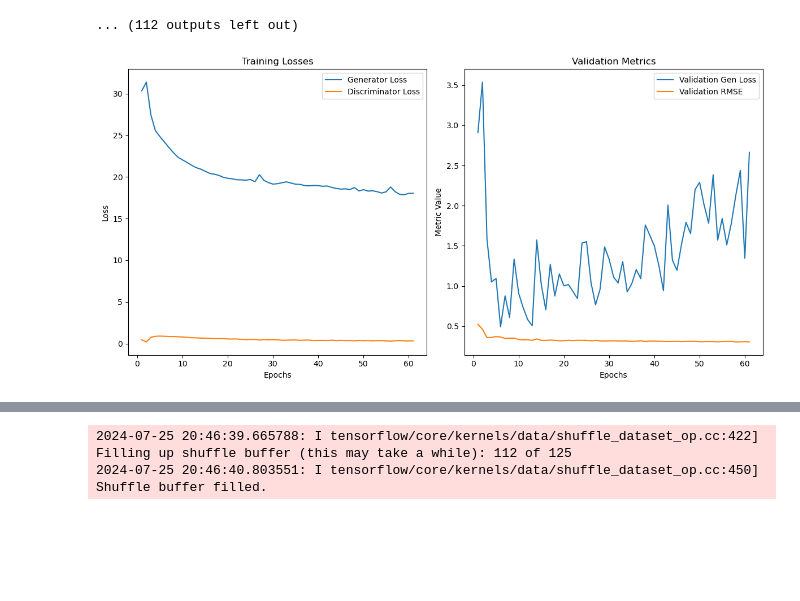
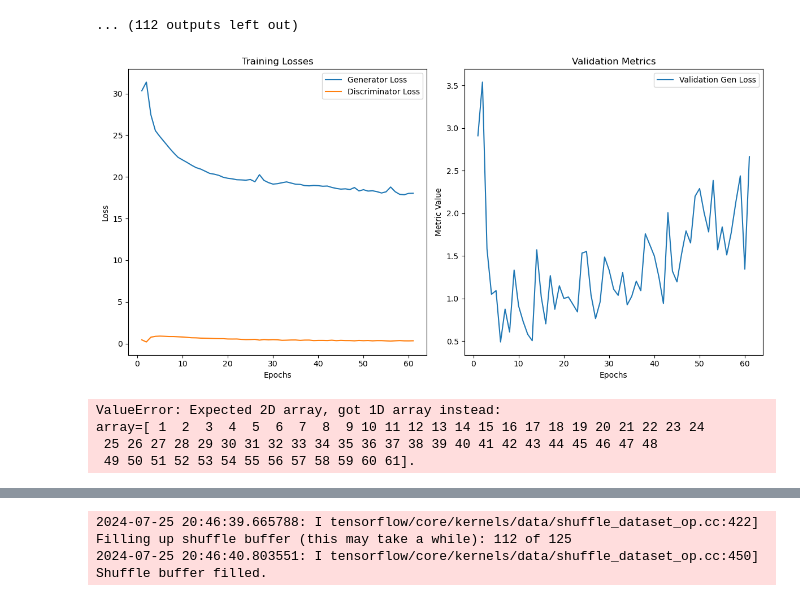
Before and after one commit to IgorJoaquimn/pix2pix, a Jupyter notebook: pix2pix.ipynb, the cells around one changed output, grey strips where cells are left out. Saved outputs shown, nothing was run; the diff lists cells and outputs as text; code cells hidden in the pictures; blank space fills up the shorter version.

```diff
--- a/pix2pix.ipynb
+++ b/pix2pix.ipynb
@@ -374,26 +374,25 @@ Val Gen Loss: 0.4919, RMSE: 0.3648
 # %%
 # Plot metrics
 plt.figure(figsize=(12, 6))
 
 # Plot Generator and Discriminator Loss
 plt.subplot(1, 2, 1)
 plt.plot(epochs_list, gen_losses, label='Generator Loss')
 plt.plot(epochs_list, disc_losses, label='Discriminator Loss')
 plt.xlabel('Epochs')
 plt.ylabel('Loss')
 plt.title('Training Losses')
 plt.legend()
 
 # Plot Validation Metrics
 plt.subplot(1, 2, 2)
 plt.plot(epochs_list, val_gen_losses, label='Validation Gen Loss')
-plt.plot(epochs_list, val_rmses, label='Validation RMSE')
 plt.xlabel('Epochs')
 plt.ylabel('Metric Value')
 plt.title('Validation Metrics')
 plt.legend()
 
 plt.tight_layout()
 plt.show()
 # %% [output]
-[figure, old version]
+[figure, new version]
@@ -399,0 +401,28 @@ plt.show()
+# %%
+from sklearn.linear_model import LinearRegression
+# Fit a linear regression model
+model = LinearRegression()
+model.fit(epochs_list, val_rmses)
+trend_line = model.predict(epochs_list)
+
+plt.figure(figsize=(12, 6))
+
+# Plot validation RMSE values
+plt.plot(epochs_list, val_rmses, label='Validation Gen Loss')
+
+# Plot the trend line
+plt.plot(epochs_list, trend_line, color='red', linestyle='--', label='Trend Line')
+
+# Add labels and legend
+plt.xlabel('Epochs')
+plt.ylabel('Validation RMSE')
+plt.title('Validation RMSE with Trend Line')
+plt.legend()
+
+plt.tight_layout()
+plt.show()
+# %% [output]
+ValueError: Expected 2D array, got 1D array instead:
+array=[ 1  2  3  4  5  6  7  8  9 10 11 12 13 14 15 16 17 18 19 20 21 22 23 24
+ 25 26 27 28 29 30 31 32 33 34 35 36 37 38 39 40 41 42 43 44 45 46 47 48
+ 49 50 51 52 53 54 55 56 57 58 59 60 61].
```
Also changed, not shown: parts of 3 cells of this notebook, 2 other files.
